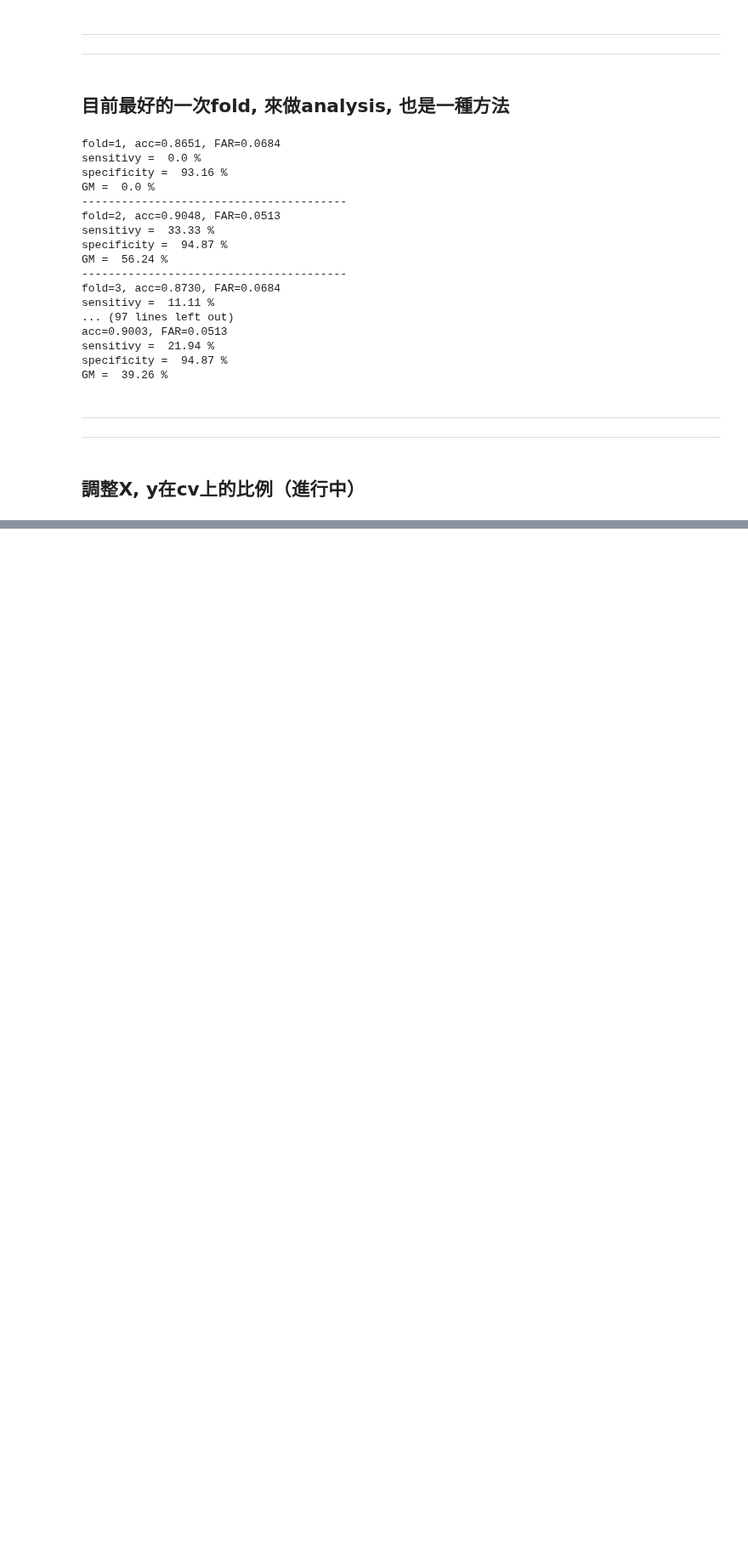
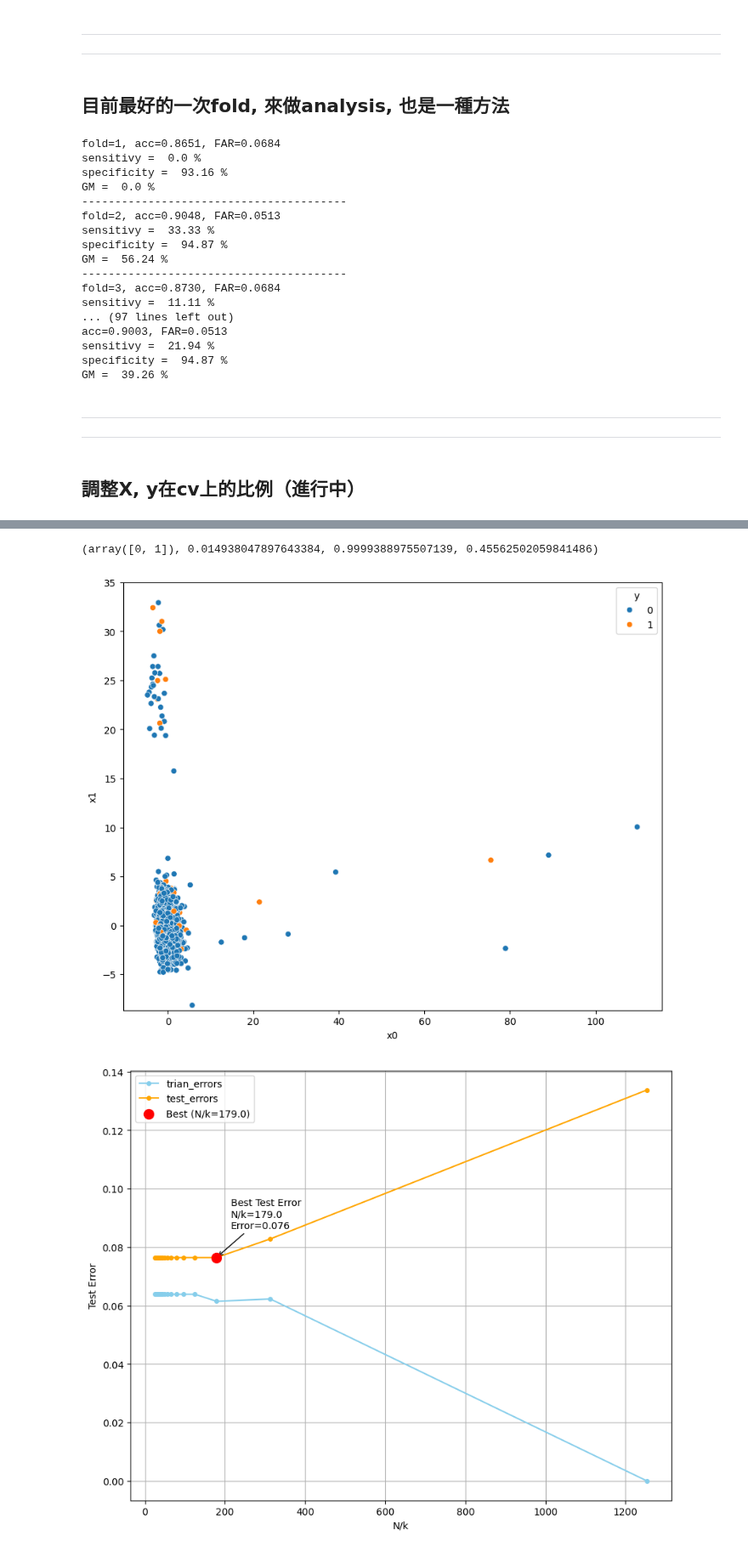
Before and after one commit to JackHuang0125/WHAT_I_DID, a Jupyter notebook: 0 Meeting/0_PAPER_0923.ipynb, the cells around one changed output, grey strips where cells are left out. Shown at 85% size. Drawn from its saved outputs; the diff is of its cells as text; code cells hidden in the pictures; blank space fills up the shorter version.

```diff
--- a/0 Meeting/0_PAPER_0923.ipynb
+++ b/0 Meeting/0_PAPER_0923.ipynb
@@ -454,0 +364,80 @@ Fold5: FAR=0.0000  Sens=0.0000  Spec=1.0000  | y+= 16/250, pred+= 0
+# %%
+clf.classes_, proba.min(), proba.max(), proba.mean()
+# %% [output]
+(array([0, 1]), 0.014938047897643384, 0.9999388975507139, 0.45562502059841486)
+# %%
+secom = pd.read_csv(r'C:\Users\User\Documents\GitHub\psychic-spoon\DataSet\secom.csv', sep='\t')
+np.random.seed(42)
+X = secom.drop(columns=['Time', 'Pass/Fail'])
+y = secom['Pass/Fail'].replace({-1:0, 1:1}).astype(int)
+
+na_counts = X.isna().sum()
+X = X.loc[:, na_counts<=550].copy()
+uniq_counts = X.nunique(dropna=False)
+X = X.loc[:, uniq_counts>=50].copy()
+X = X.loc[:, ~X.T.duplicated(keep='first')].copy()
+
+imputer = KNNImputer(n_neighbors=10, weights='distance')
+scaler = StandardScaler()
+pca = PCA(n_components=2, random_state=42)
+
+X_imputed = imputer.fit_transform(X)
+X_scaled = scaler.fit_transform(X_imputed)
+X_pca = pca.fit_transform(X_scaled)
+
+knc = KNeighborsClassifier(n_neighbors=10)
+knc.fit(X_pca, y)
+
+x_min, x_max = X_pca[:, 0].min()+0.3, X_pca[:, 0].max()
+y_min, y_max = X_pca[:, 1].min()-0.5, X_pca[:, 1].max()
+xx, yy = np.meshgrid(np.arange(x_min, x_max, 0.01), np.arange(y_min, y_max, 0.05))
+Z = knc.predict(np.c_[xx.ravel(), yy.ravel()]).reshape(xx.shape)
+
+df = pd.DataFrame(X_pca, columns=['x0', 'x1'])
+df['y'] = y
+
+plt.figure(figsize=(10, 8))
+sns.scatterplot(df, x='x0', y='x1', hue='y')
+cs = plt.contour(xx, yy, Z, levels=[0.5])
+plt.clabel(cs, inline=True, fmt="ŷ=0.5")
+plt.show()
+
+X_train, X_test, y_train, y_test = train_test_split(X_imputed, y, test_size=0.2, random_state=42)
+
+N = len(X_train)
+train_errors = []
+test_errors = []
+effective = []
+for k in range(1, 51, 3):
+    knc = KNeighborsClassifier(n_neighbors=k)
+    knc.fit(X_train, y_train)
+    y_pred_train = knc.predict(X_train)
+    y_pred_test = knc.predict(X_test)
+
+    err_train = zero_one_loss(y_train, y_pred_train)
+    err_test = zero_one_loss(y_test, y_pred_test)
+
+    train_errors.append(err_train)
+    test_errors.append(err_test)
+
+    effective.append(N/k)
+
+best_effect = effective[np.argmin(test_errors)]
+best_test_error = test_errors[np.argmin(test_errors)]
+
+plt.figure(figsize=(10, 8))
+plt.plot(effective, train_errors, marker='o', markersize=4, color='skyblue', label='trian_errors')
+plt.plot(effective, test_errors, marker='o', markersize=4, color='orange', label='test_errors')
+plt.scatter(best_effect, best_test_error, color="red", s=100, zorder=5, label=f"Best (N/k={best_effect:.1f})")
+plt.annotate(f"Best Test Error\nN/k={best_effect:.1f}\nError={best_test_error:.3f}",
+             xy=(best_effect, best_test_error),
+             xytext=(best_effect*1.2, best_test_error+0.01),
+             arrowprops=dict(facecolor='red', arrowstyle="->"))
+plt.xlabel("N/k")
+plt.ylabel("Test Error")
+plt.grid(True)
+plt.legend()
+plt.show()
+# %% [output]
+[figure, added]
+[figure, added]
```
Also changed, not shown: parts of 7 cells of this notebook.
